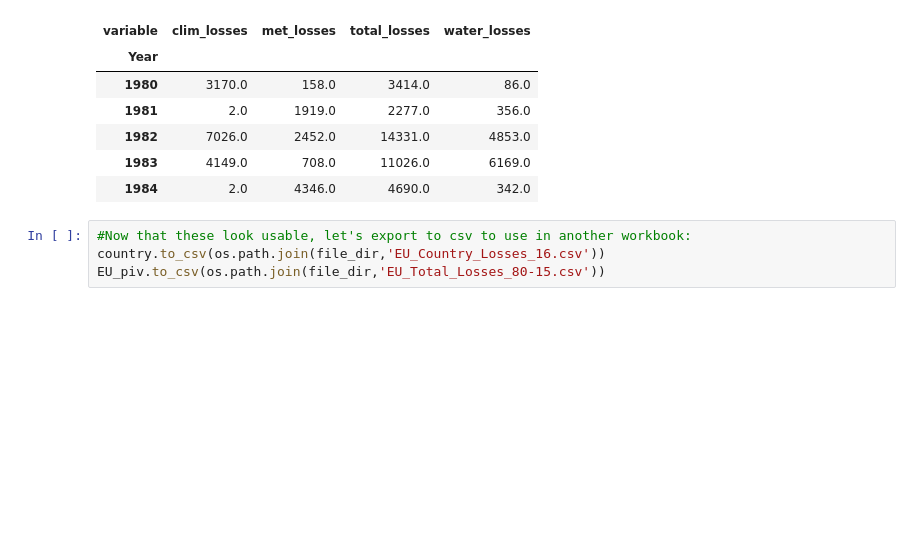
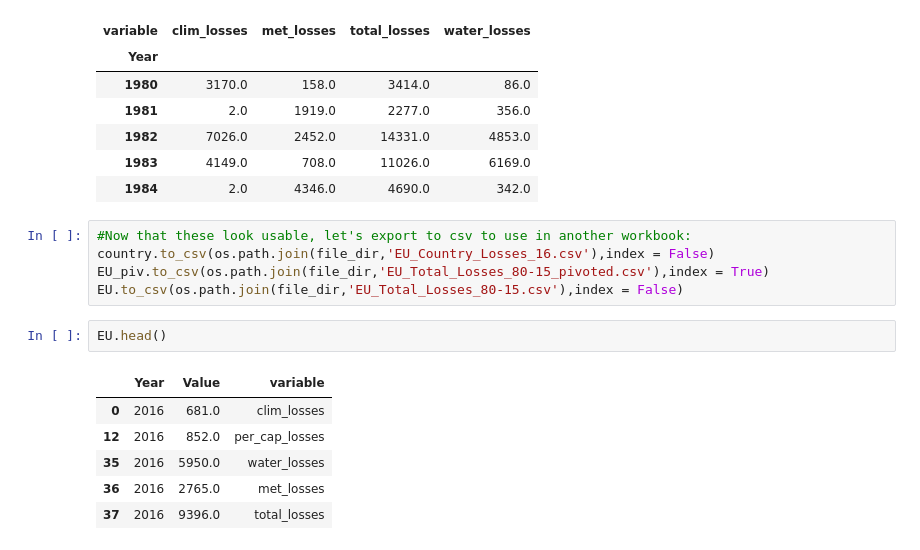
Before and after one commit to count/hackathons, a Jupyter notebook: Climate Hackathon/Workshop/Import_Clean_Transform.ipynb, the cells around one changed output. Drawn from its saved outputs; the diff is of its cells as text; blank space fills up the shorter version.

```diff
--- a/Climate Hackathon/Workshop/1. Import_Clean_Transform.ipynb
+++ b/Climate Hackathon/Workshop/Import_Clean_Transform.ipynb
@@ -247,5 +272,15 @@ EU_piv.head()
 | 1984 | 2.0 | 4346.0 | 4690.0 | 342.0 |
 # %%
 #Now that these look usable, let's export to csv to use in another workbook:
-country.to_csv(os.path.join(file_dir,'EU_Country_Losses_16.csv'))
-EU_piv.to_csv(os.path.join(file_dir,'EU_Total_Losses_80-15.csv'))
+country.to_csv(os.path.join(file_dir,'EU_Country_Losses_16.csv'),index = False)
+EU_piv.to_csv(os.path.join(file_dir,'EU_Total_Losses_80-15_pivoted.csv'),index = True)
+EU.to_csv(os.path.join(file_dir,'EU_Total_Losses_80-15.csv'),index = False)
+# %%
+EU.head()
+# %% [output]
+|  | Year | Value | variable |
+| 0 | 2016 | 681.0 | clim_losses |
+| 12 | 2016 | 852.0 | per_cap_losses |
+| 35 | 2016 | 5950.0 | water_losses |
+| 36 | 2016 | 2765.0 | met_losses |
+| 37 | 2016 | 9396.0 | total_losses |
```
Also changed, not shown: parts of 7 cells of this notebook, 2 other files.
